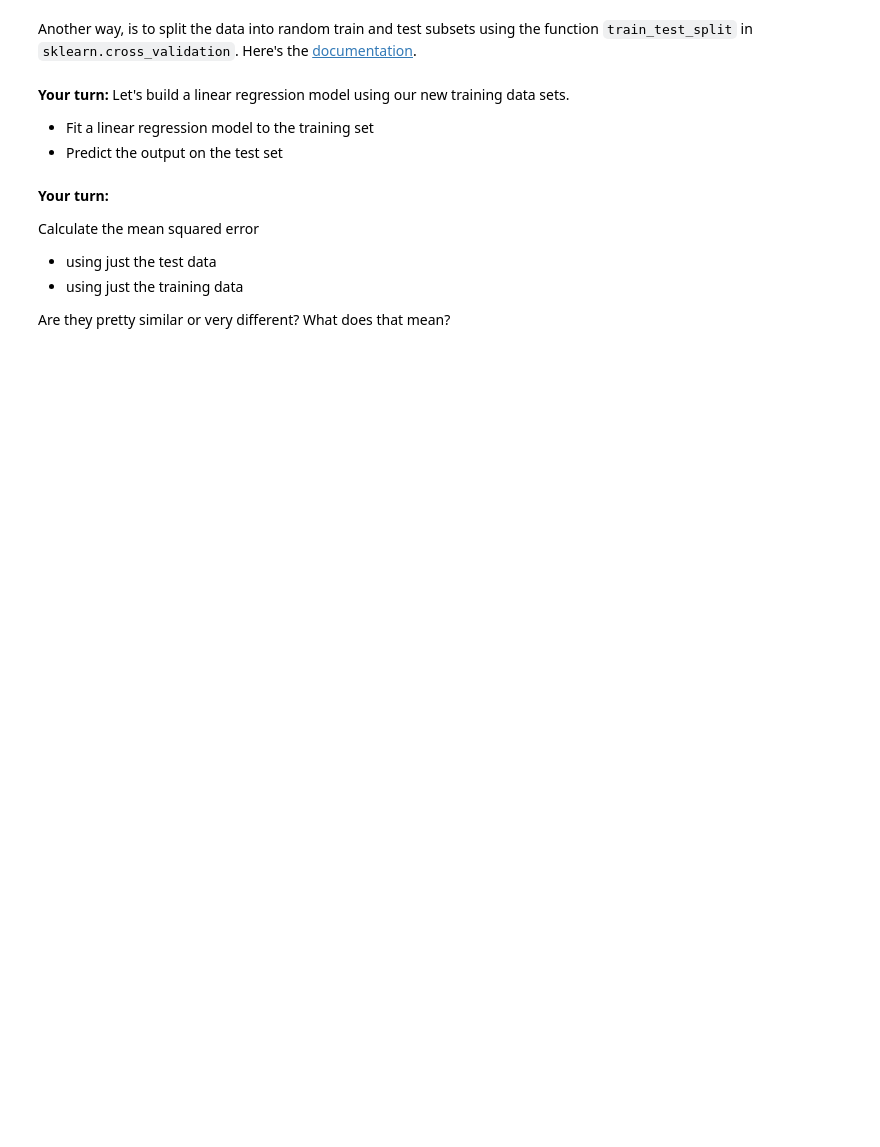
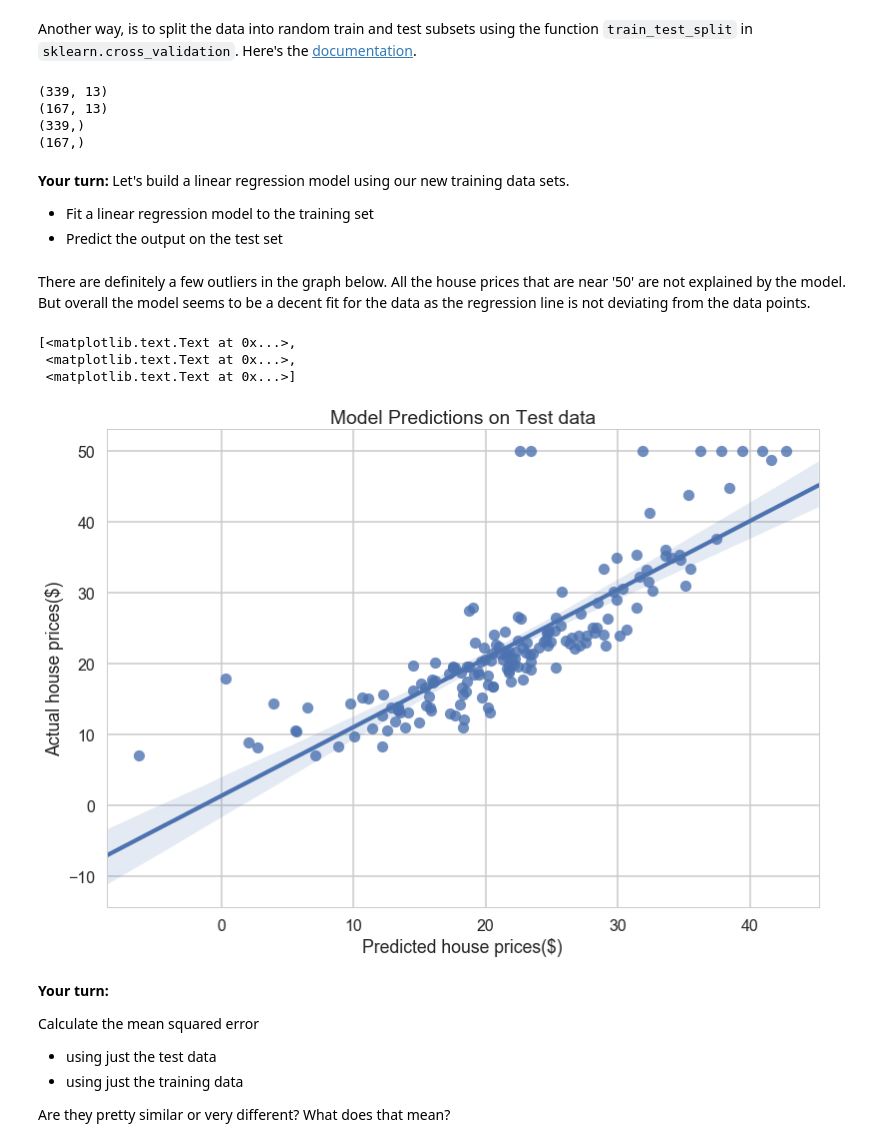
Before and after one commit to NikhilaThota/Mini-Projects, a Jupyter notebook: Mini_Project_Linear_Regression.ipynb, the cells around one changed output. Saved outputs shown, nothing was run; the diff lists cells and outputs as text; code cells hidden in the pictures; blank space fills up the shorter version.

Commit message:
Regression model fit exercise

```diff
--- a/Mini_Project_Linear_Regression.ipynb
+++ b/Mini_Project_Linear_Regression.ipynb
@@ -631,12 +715,17 @@ print Y_test.shape
 # %% [markdown]
 Another way, is to split the data into random train and test subsets using the function `train_test_split` in `sklearn.cross_validation`. Here's the [documentation](http://scikit-learn.org/stable/modules/generated/sklearn.cross_validation.train_test_split.html).
 # %%
-X_train, X_test, Y_train, Y_test = sklearn.cross_validation.train_test_split(
+X_train, X_test, Y_train, Y_test = sklearn.model_selection.train_test_split(
     X, bos.PRICE, test_size=0.33, random_state = 5)
-print X_train.shape
-print X_test.shape
-print Y_train.shape
-print Y_test.shape
+print(X_train.shape)
+print(X_test.shape)
+print(Y_train.shape)
+print(Y_test.shape)
+# %% [output]
+(339, 13)
+(167, 13)
+(339,)
+(167,)
 # %% [markdown]
 **Your turn:**  Let's build a linear regression model using our new training data sets.
 
@@ -647,3 +734,18 @@ print Y_test.shape
+# %% [markdown]
+There are definitely a few outliers in the graph below. All the house prices that are near '50' are not explained by the model.
+But overall the model seems to be a decent fit for the data as the regression line is not deviating from the data points.
+# %%
+# Linear regression model on the training set
+lm = LinearRegression()
+lm.fit(X_train, Y_train)
+# Output prediction on test set
+g = sns.regplot(y=Y_test,x=lm.predict(X_test),fit_reg=True)
+g.set(xlabel='Predicted house prices($)',ylabel='Actual house prices($)',title='Model Predictions on Test data')
+# %% [output]
+[<matplotlib.text.Text at 0x...>,
+ <matplotlib.text.Text at 0x...>,
+ <matplotlib.text.Text at 0x...>]
+[figure, added]
 # %% [markdown]
 **Your turn:**
 
```
Also changed, not shown: parts of 29 cells of this notebook.
